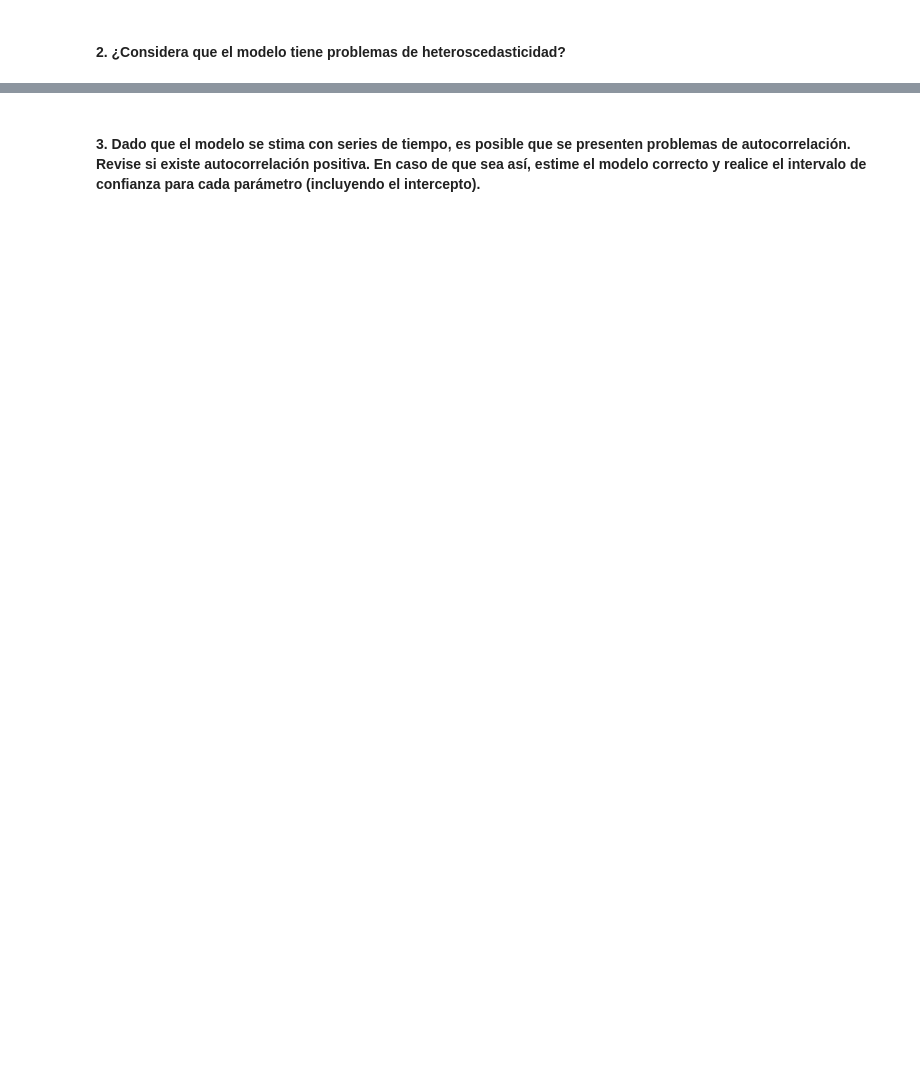
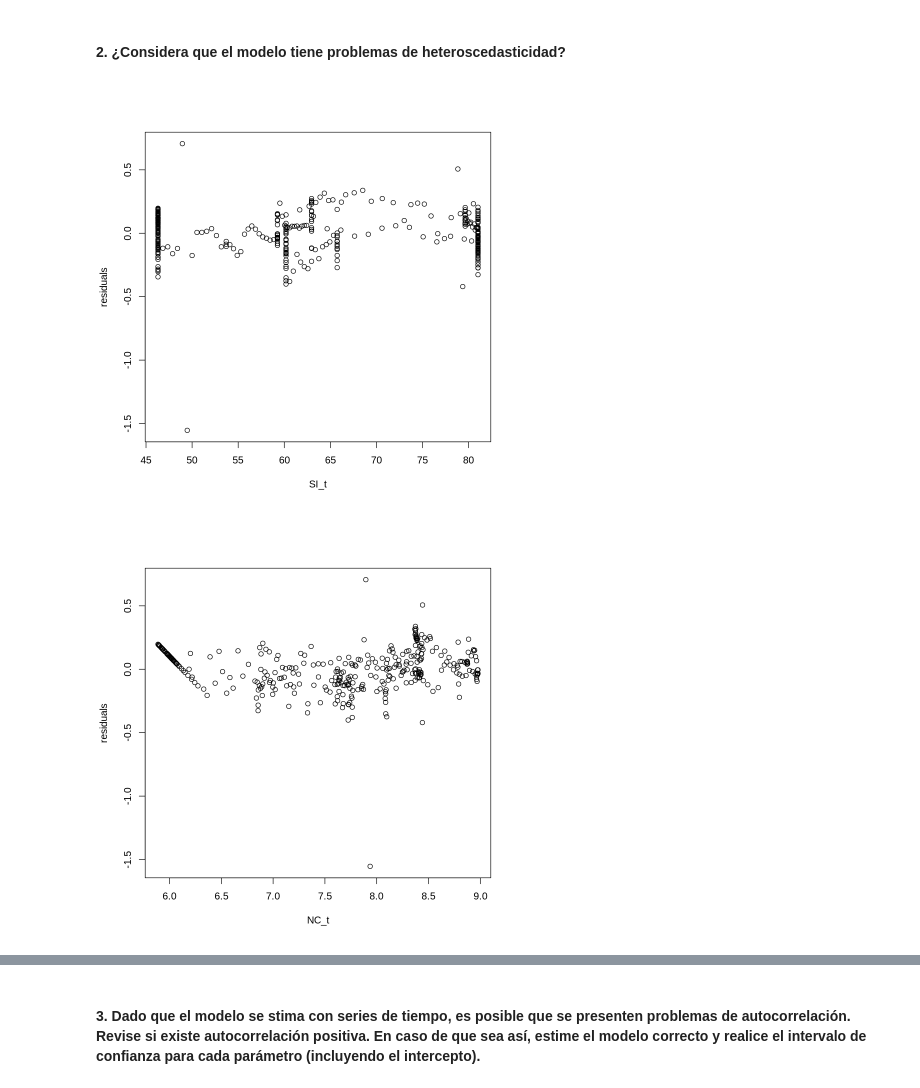
Before and after one commit to MantiMantilla/MEL-2022-2, a Jupyter notebook: Tareas/Tarea 3/Tarea 3.ipynb, the cells around one changed output, grey strips where cells are left out. Saved outputs shown, nothing was run; the diff lists cells and outputs as text; code cells hidden in the pictures; blank space fills up the shorter version.

```diff
--- a/Tareas/Tarea 3/Tarea 3.ipynb
+++ b/Tareas/Tarea 3/Tarea 3.ipynb
@@ -147,5 +128,8 @@ A tibble: 6 × 4
 # %%
-modelo <- lmridge(cmi~., masa_corporal, K = seq(0, 0.02, 0.001), scaling = "sc")
+modelo <- lmridge(cmi ~ .,
+                  masa_corporal,
+                  K = seq(0, 0.02, 0.001),
+                  scaling = "sc")
 print(vif(modelo))
 plot(modelo)
 plot(modelo, type = "vif")
@@ -661,3 +832,9 @@ abline(0,0,col=2)
 [figure]
 # %% [markdown]
 Luego, con los datos estudentizados se procede a realizar el análisis de datos outliers e influyentes con el siguiente procedimiento, en donde se comprobará si hay datos outliers o no.
+# %%
+# Datos outliers
+p <- dim(crimenes2)[2]-1
+t <- residuosp3*sqrt((n-p-1)/(sum((y-predict(modelopunto3))^2)*(1-leve)-residuosp3^2))
+max(t)
+qt(0.95,n-p-1)
@@ -1442,3 +1588,23 @@ $$
 $strind_t$ es la medida del _stringency index_ en el día $t$ y $nc_t$ es el número de casos confirmados en el día $t$. Para evitar problemas con los logaritmos, cuando las variables $MR_t$ o $NC_t$ tomen el valor de cero, entonces aproxímelos como 1. Si considera que en la base da datos existen variables importantes para tener un modelo mejor específicado, no dude en incluirlas.
 # %% [markdown]
 Note que este modelo es definido sobre series de tiempo. Como periodo de estudio, use datos desde el noviembre 1 del 2020 hasta noviembre 1 de 2021. Para obtener los datos de las variables, puede revisar: https://ourworldindata.org/grapher/covid-stringency-index.
+# %%
+library(readr)
+data_ <- read_csv("Archivos/owid-covid-data-filtered.csv", show_col_types = FALSE)
+
+data <- data_[15:nrow(data_), "new_deaths_per_million"]
+
+for (i in seq_len(nrow(data_))[-(1:14)]) {
+    if (data[i - 14, "new_deaths_per_million"] < 1) {
+        data[i - 14, "new_deaths_per_million"] <- 1
+    }
+
+    data[i - 14, "SI_t"] <- mean(data_[(i-14):(i-1), ]$stringency_index)
+
+    data[i - 14, "NC_t"] <- sum(data_[(i-14):(i-1), ]$new_cases_per_million)
+    if (data[i - 14, "NC_t"] <= 1) {
+        data[i - 14, "NC_t"] <- 1
+    }
+}
+
+head(data)
@@ -1445,2 +1621,6 @@ Note que este modelo es definido sobre series de tiempo. Como periodo de estudio
 # %% [markdown]
 #### 1. Estime los parámetros del modelo e interpréte los intervalos de confianza correspondientes. Tenga en cuenta los logaritmos. ¿Encuentra coherencia en los resultados?
+# %%
+modelo_init <- lm(log(new_deaths_per_million) ~ SI_t + log(NC_t), data = data)
+summary(modelo_init)
+confint(modelo_init)
@@ -1447,2 +1656,11 @@ Note que este modelo es definido sobre series de tiempo. Como periodo de estudio
 # %% [markdown]
 #### 2. ¿Considera que el modelo tiene problemas de heteroscedasticidad?
+# %%
+res <- residuals(modelo_init)
+yhat <- fitted(modelo_init)
+plot(data$SI_t, res, xlab = "SI_t", ylab = "residuals")
+plot(log(data$NC_t), res, xlab = "NC_t", ylab = "residuals")
+plot(yhat, res, xlab = "fitted values", ylab = "residuals")
+# %% [output]
+[figure, added]
+[figure, added]
```
Also changed, not shown: parts of 51 cells of this notebook, 1 other file.
